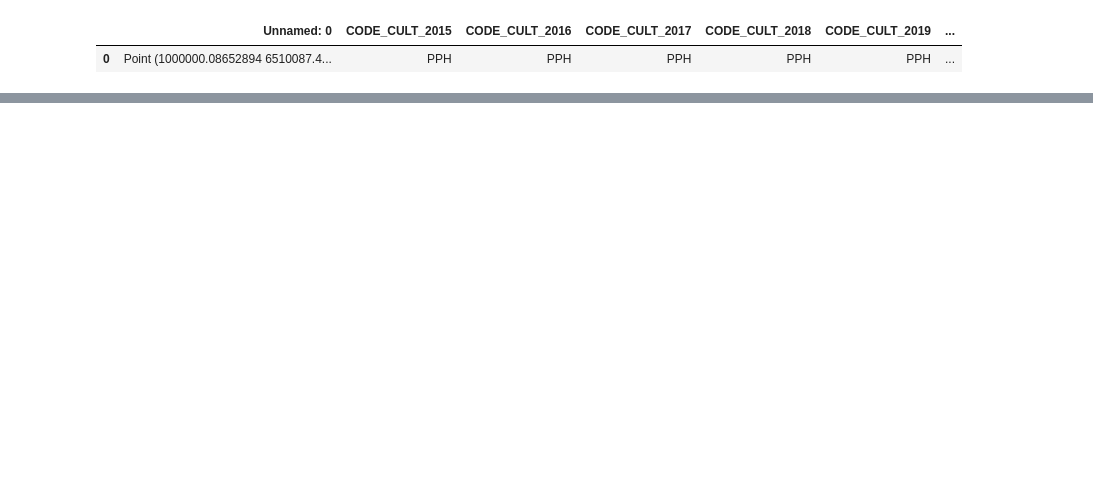
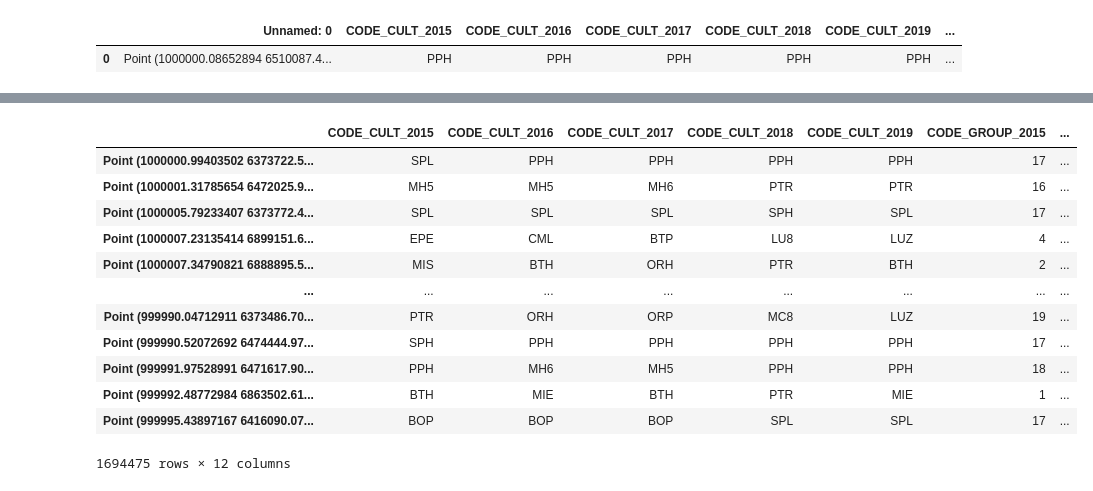
Before and after one commit to Kubik91/hac_9_03, a Jupyter notebook: DVHB.ipynb, the cells around one changed output, grey strips where cells are left out. Saved outputs shown, nothing was run; the diff lists cells and outputs as text; code cells hidden in the pictures; blank space fills up the shorter version.

```diff
--- a/DVHB.ipynb
+++ b/DVHB.ipynb
@@ -421,0 +500,16 @@ r_df.to_csv('predict.csv', index=False)
+# %%
+grouped_df_train[~(grouped_df_train.index.isin(df_permanent.index) | (grouped_df_train.index.isin(df_two_year.index)))]
+# %% [output]
+|  | CODE_CULT_2015 | CODE_CULT_2016 | CODE_CULT_2017 | CODE_CULT_2018 | CODE_CULT_2019 | CODE_GROUP_2015 | ... |
+| Point (1000000.99403502 6373722.5... | SPL | PPH | PPH | PPH | PPH | 17 | ... |
+| Point (1000001.31785654 6472025.9... | MH5 | MH5 | MH6 | PTR | PTR | 16 | ... |
+| Point (1000005.79233407 6373772.4... | SPL | SPL | SPL | SPH | SPL | 17 | ... |
+| Point (1000007.23135414 6899151.6... | EPE | CML | BTP | LU8 | LUZ | 4 | ... |
+| Point (1000007.34790821 6888895.5... | MIS | BTH | ORH | PTR | BTH | 2 | ... |
+| ... | ... | ... | ... | ... | ... | ... | ... |
+| Point (999990.04712911 6373486.70... | PTR | ORH | ORP | MC8 | LUZ | 19 | ... |
+| Point (999990.52072692 6474444.97... | SPH | PPH | PPH | PPH | PPH | 17 | ... |
+| Point (999991.97528991 6471617.90... | PPH | MH6 | MH5 | PPH | PPH | 18 | ... |
+| Point (999992.48772984 6863502.61... | BTH | MIE | BTH | PTR | MIE | 1 | ... |
+| Point (999995.43897167 6416090.07... | BOP | BOP | BOP | SPL | SPL | 17 | ... |
+1694475 rows × 12 columns
```
Also changed, not shown: parts of 24 cells of this notebook.
